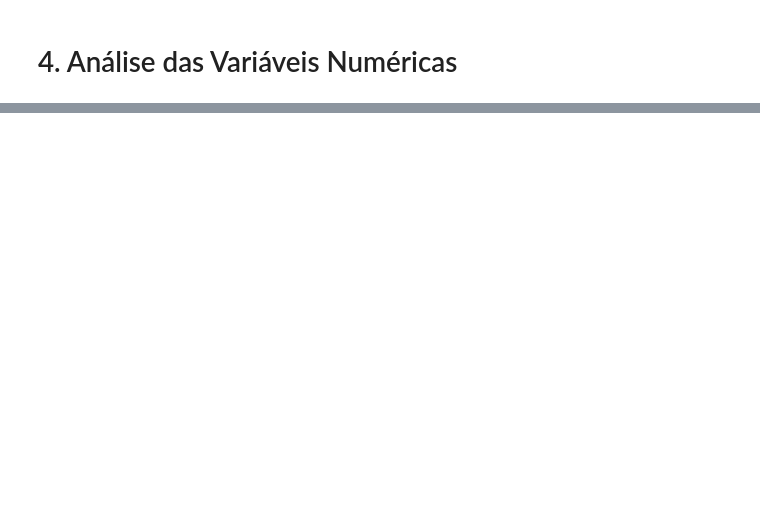
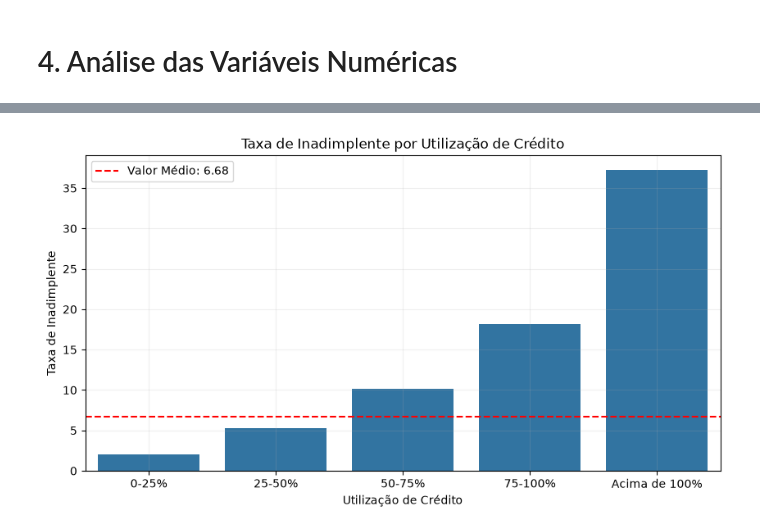
Before and after one commit to RenanTrevelim/credit-risk-modeling, a Jupyter notebook: notebooks/02_analise_exploratoria.ipynb, the cells around one changed output, grey strips where cells are left out. Saved outputs shown, nothing was run; the diff lists cells and outputs as text; code cells hidden in the pictures; blank space fills up the shorter version.

```diff
--- a/notebooks/02_analise_exploratoria.ipynb
+++ b/notebooks/02_analise_exploratoria.ipynb
@@ -100,0 +185,14 @@ plt.show()
+# %%
+dados_eda = dados.copy()
+
+dados_eda["faixa_utilizacao"] = pd.cut(dados_eda["utilizacao_credito"],
+                                       bins=[0, 0.25, 0.50, 0.75, 1, float("inf")],
+                                       labels=["0-25%", "25-50%", "50-75%", "75-100%", "Acima de 100%"])
+
+analise_utilizacao = dados_eda.groupby("faixa_utilizacao")["inadimplente_2_anos"].agg(
+    clientes="count", inadimplentes="sum", taxa_inadimplente="mean"
+).round(3)
+
+analise_utilizacao["taxa_inadimplente"] *= 100
+
+analise_utilizacao
@@ -100,0 +207,15 @@ plt.show()
+# %%
+taxa_geral = dados["inadimplente_2_anos"].mean() * 100
+
+plt.figure(figsize=(10,5))
+
+sns.barplot(data=analise_utilizacao.reset_index(), x="faixa_utilizacao", y="taxa_inadimplente")
+plt.axhline(taxa_geral, color="red", linestyle='--', label=f"Valor Médio: {taxa_geral:.2f}")
+plt.title("Taxa de Inadimplente por Utilização de Crédito")
+plt.xlabel("Utilização de Crédito")
+plt.ylabel("Taxa de Inadimplente")
+plt.legend()
+plt.grid(alpha=0.2)
+plt.show()
+# %% [output]
+[figure, added]
```
Also changed, not shown: parts of 37 cells of this notebook.
